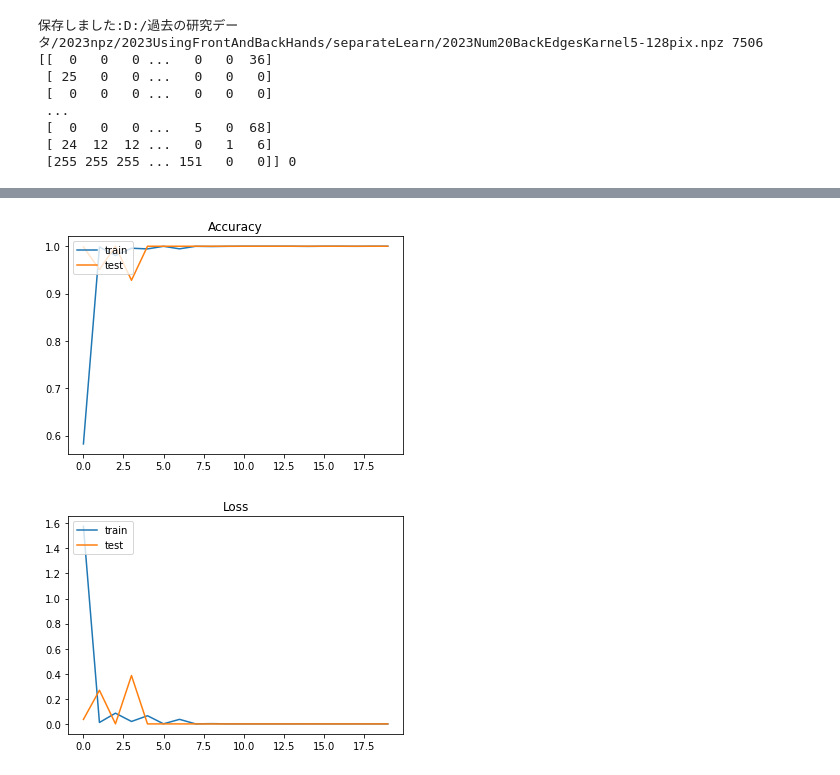
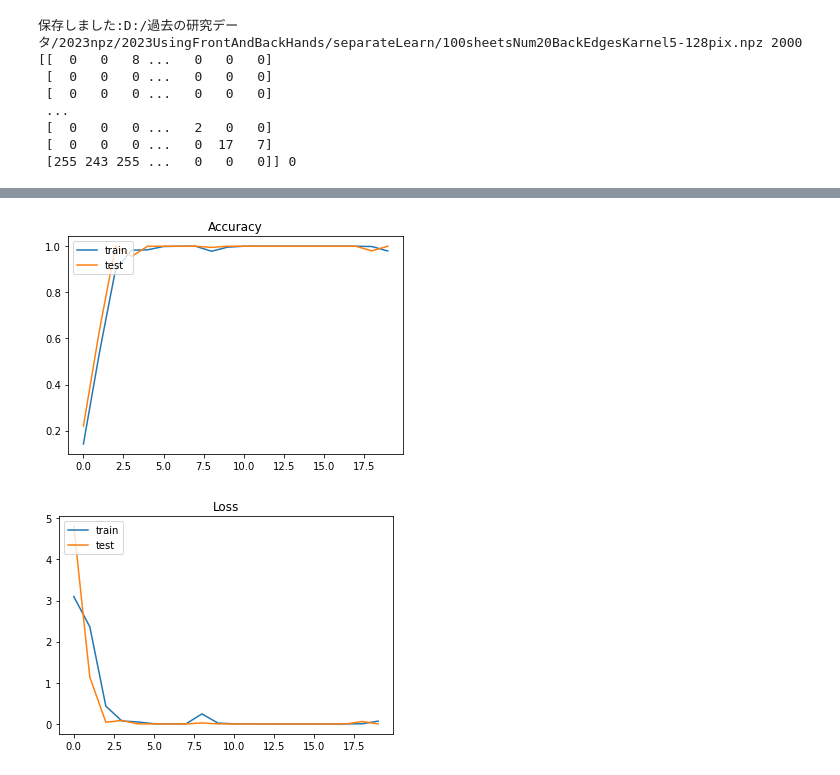
Before and after one commit to lolme-tech/2023-machine-learnings-for-Image, a Jupyter notebook: SparateLearn/2023edges-karnel5separateLearn.ipynb, the cells around one changed output, grey strips where cells are left out. Drawn from its saved outputs; the diff is of its cells as text; code cells hidden in the pictures.

```diff
--- a/SparateLearn/2023edges-karnel5separateLearn.ipynb
+++ b/SparateLearn/2023edges-karnel5separateLearn.ipynb
@@ -82,7 +82,7 @@ import glob, random
 %matplotlib inline
 
 #変更必要
-outfile = "D:/過去の研究データ/2023npz/2023UsingFrontAndBackHands/separateLearn/2023Num20BackEdgesKarnel5-128pix.npz"
+outfile = "D:/過去の研究データ/2023npz/2023UsingFrontAndBackHands/separateLearn/100sheetsNum20BackEdgesKarnel5-128pix.npz"
 #変更必要
 photo_size = 128
 x = []
@@ -94,26 +94,26 @@ laplace5 = [[-1, -3, -4, -3, -1],
            [-1, -3, -4, -3, -1]]
 
 def main():
-    glob_files("D:/過去の研究データ/2023hands/aizawa/right/ura", 0)
-    glob_files("D:/過去の研究データ/2023hands/arai/right/ura", 1)
-    glob_files("D:/過去の研究データ/2023hands/ebato/right/ura", 2)
-    glob_files("D:/過去の研究データ/2023hands/hasegawa/right/ura", 3)
-    glob_files("D:/過去の研究データ/2023hands/higuchi/right/ura", 4)
-    glob_files("D:/過去の研究データ/2023hands/isii/right/ura", 5)
-    glob_files("D:/過去の研究データ/2023hands/kojima/right/ura", 6)
-    glob_files("D:/過去の研究データ/2023hands/nakamura/right/ura", 7)
-    glob_files("D:/過去の研究データ/2023hands/oono/right/ura", 8)
-    glob_files("D:/過去の研究データ/2023hands/sakai/right/ura", 9)
-    glob_files("D:/過去の研究データ/2023hands/sekine/right/ura", 10)
-    glob_files("D:/過去の研究データ/2023hands/shimada/right/ura", 11)
-    glob_files("D:/過去の研究データ/2023hands/shimizu/right/ura", 12)
-    glob_files("D:/過去の研究データ/2023hands/takahashi/right/ura", 13)
-    glob_files("D:/過去の研究データ/2023hands/tanakahiroki/right/ura", 14)
-    glob_files("D:/過去の研究データ/2023hands/tanakamiyu/right/ura", 15)
-    glob_files("D:/過去の研究データ/2023hands/tanakataiki/right/ura", 16)
-    glob_files("D:/過去の研究データ/2023hands/tokuyama/right/ura", 17)
-    glob_files("D:/過去の研究データ/2023hands/watanabe/right/ura", 18)
-    glob_files("D:/過去の研究データ/2023hands/yamaguchi/right/ura", 19)
+    glob_files("D:/過去の研究データ/2023sheetsHands/aizawa/right/ura", 0)
+    glob_files("D:/過去の研究データ/2023sheetsHands/arai/right/ura", 1)
+    glob_files("D:/過去の研究データ/2023sheetsHands/ebato/right/ura", 2)
+    glob_files("D:/過去の研究データ/2023sheetsHands/hasegawa/right/ura", 3)
+    glob_files("D:/過去の研究データ/2023sheetsHands/higuchi/right/ura", 4)
+    glob_files("D:/過去の研究データ/2023sheetsHands/isii/right/ura", 5)
+    glob_files("D:/過去の研究データ/2023sheetsHands/kojima/right/ura", 6)
+    glob_files("D:/過去の研究データ/2023sheetsHands/nakamura/right/ura", 7)
+    glob_files("D:/過去の研究データ/2023sheetsHands/oono/right/ura", 8)
+    glob_files("D:/過去の研究データ/2023sheetsHands/sakai/right/ura", 9)
+    glob_files("D:/過去の研究データ/2023sheetsHands/sekine/right/ura", 10)
+    glob_files("D:/過去の研究データ/2023sheetsHands/shimada/right/ura", 11)
+    glob_files("D:/過去の研究データ/2023sheetsHands/shimizu/right/ura", 12)
+    glob_files("D:/過去の研究データ/2023sheetsHands/takahashi/right/ura", 13)
+    glob_files("D:/過去の研究データ/2023sheetsHands/tanakahiroki/right/ura", 14)
+    glob_files("D:/過去の研究データ/2023sheetsHands/tanakamiyu/right/ura", 15)
+    glob_files("D:/過去の研究データ/2023sheetsHands/tanakataiki/right/ura", 16)
+    glob_files("D:/過去の研究データ/2023sheetsHands/tokuyama/right/ura", 17)
+    glob_files("D:/過去の研究データ/2023sheetsHands/watanabe/right/ura", 18)
+    glob_files("D:/過去の研究データ/2023sheetsHands/yamaguchi/right/ura", 19)
     np.savez(outfile, x = x, y = y)
     print("保存しました:" + outfile, len(x))
     print(x[0], y[0])
@@ -142,14 +142,14 @@ def glob_files(path, label):
 if __name__ == '__main__':
     main()
 # %% [output]
-保存しました:D:/過去の研究データ/2023npz/2023UsingFrontAndBackHands/separateLearn/2023Num20BackEdgesKarnel5-128pix.npz 7506
-[[  0   0   0 ...   0   0  36]
- [ 25   0   0 ...   0   0   0]
+保存しました:D:/過去の研究データ/2023npz/2023UsingFrontAndBackHands/separateLearn/100sheetsNum20BackEdgesKarnel5-128pix.npz 2000
+[[  0   0   8 ...   0   0   0]
+ [  0   0   0 ...   0   0   0]
  [  0   0   0 ...   0   0   0]
  ...
- [  0   0   0 ...   5   0  68]
- [ 24  12  12 ...   0   1   6]
- [255 255 255 ... 151   0   0]] 0
+ [  0   0   0 ...   2   0   0]
+ [  0   0   0 ...   0  17   7]
+ [255 243 255 ...   0   0   0]] 0
 # %%
 %%time
 import keras
@@ -201,7 +201,7 @@ hands = "Back"
 batch = 256
 
 #変更必要
-photos = np.load('D:/過去の研究データ/2023npz/2023UsingFrontAndBackHands/separateLearn/2023Num20' + hands + 'EdgesKarnel5-' + str(im_size) + 'pix.npz')
+photos = np.load('D:/過去の研究データ/2023npz/2023UsingFrontAndBackHands/separateLearn/100sheetsNum20' + hands + 'EdgesKarnel5-' + str(im_size) + 'pix.npz')
 x = photos['x']
 y = photos['y']
 
@@ -224,7 +224,6 @@ hist = model.fit(x_train, y_train,
 score = model.evaluate(x_test, y_test, verbose = 1)
 print('正解率=', score[1], 'loss=', score[0])
 
-
 plt.plot(hist.history['accuracy'])
 plt.plot(hist.history['val_accuracy'])
 plt.title('Accuracy')
@@ -238,7 +237,7 @@ plt.legend(['train', 'test'], loc = 'upper left')
 plt.show()
 
 #変更必要
-model.save_weights('D:/過去の研究データ/2023hdf/2023separateLearn/2023Num20' + hands + 'EdgesKarnel5-' + str(im_size) + 'pixBatch' + str(batch) + '.hdf5')
+model.save_weights('D:/過去の研究データ/2023hdf/2023separateLearn/100sheetsNum20' + hands + 'EdgesKarnel5-' + str(im_size) + 'pixBatch' + str(batch) + '.hdf5')
 # %% [output]
 Model: "sequential_7"
 _________________________________________________________________
@@ -260,2 +259,2 @@ Epoch 20/20
-[figure, old version]
+[figure, new version]
-[figure, old version]
+[figure, new version]
```
Also changed, not shown: parts of 6 cells of this notebook, 4 other files.
